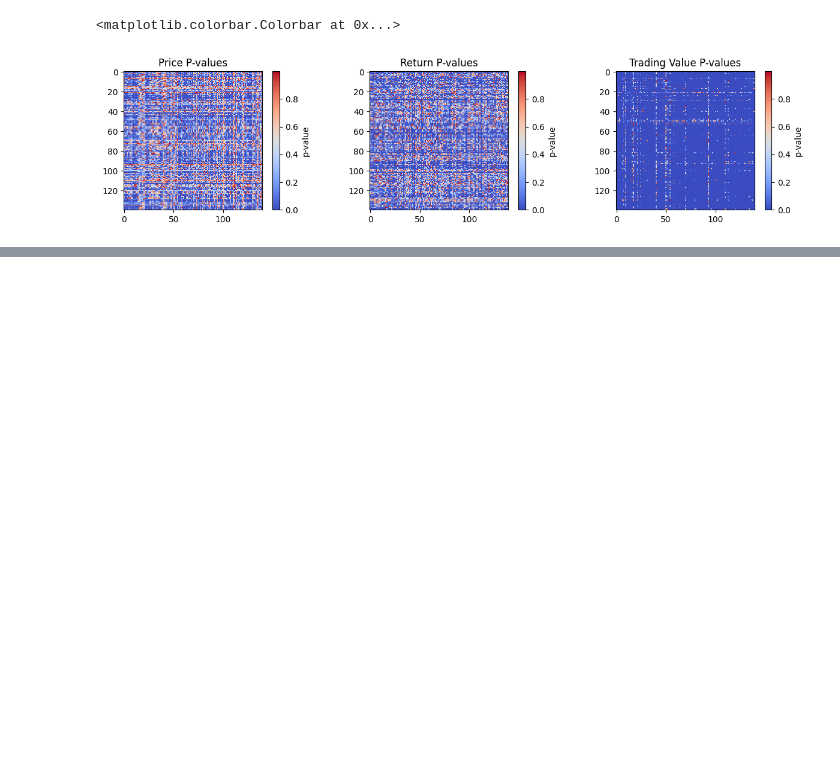
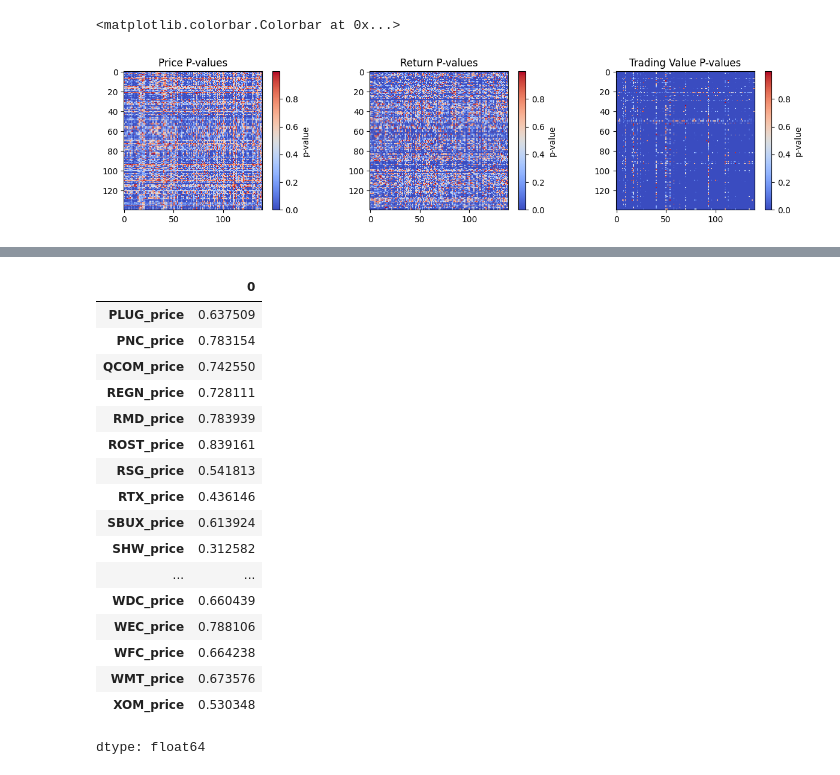
Before and after one commit to mahdikohan/complexityEconomics, a Jupyter notebook: Multilayer network market/Multilayer_spillover_with_ML.ipynb, the cells around one changed output, grey strips where cells are left out. Cells and saved outputs as stored; diff of their text form; code cells hidden in the pictures; blank space fills up the shorter version.

```diff
--- a/Multilayer network market/Multilayer_spillover_with_ML.ipynb
+++ b/Multilayer network market/Multilayer_spillover_with_ML.ipynb
@@ -236,0 +393,21 @@ print(temp)
+# %%
+result_part3.to_numpy.flatten()
+# %% [output]
+|  | 0 |
+| PLUG_price | 0.637509 |
+| PNC_price | 0.783154 |
+| QCOM_price | 0.742550 |
+| REGN_price | 0.728111 |
+| RMD_price | 0.783939 |
+| ROST_price | 0.839161 |
+| RSG_price | 0.541813 |
+| RTX_price | 0.436146 |
+| SBUX_price | 0.613924 |
+| SHW_price | 0.312582 |
+| ... | ... |
+| WDC_price | 0.660439 |
+| WEC_price | 0.788106 |
+| WFC_price | 0.664238 |
+| WMT_price | 0.673576 |
+| XOM_price | 0.530348 |
+dtype: float64
```
Also changed, not shown: parts of 16 cells of this notebook.
